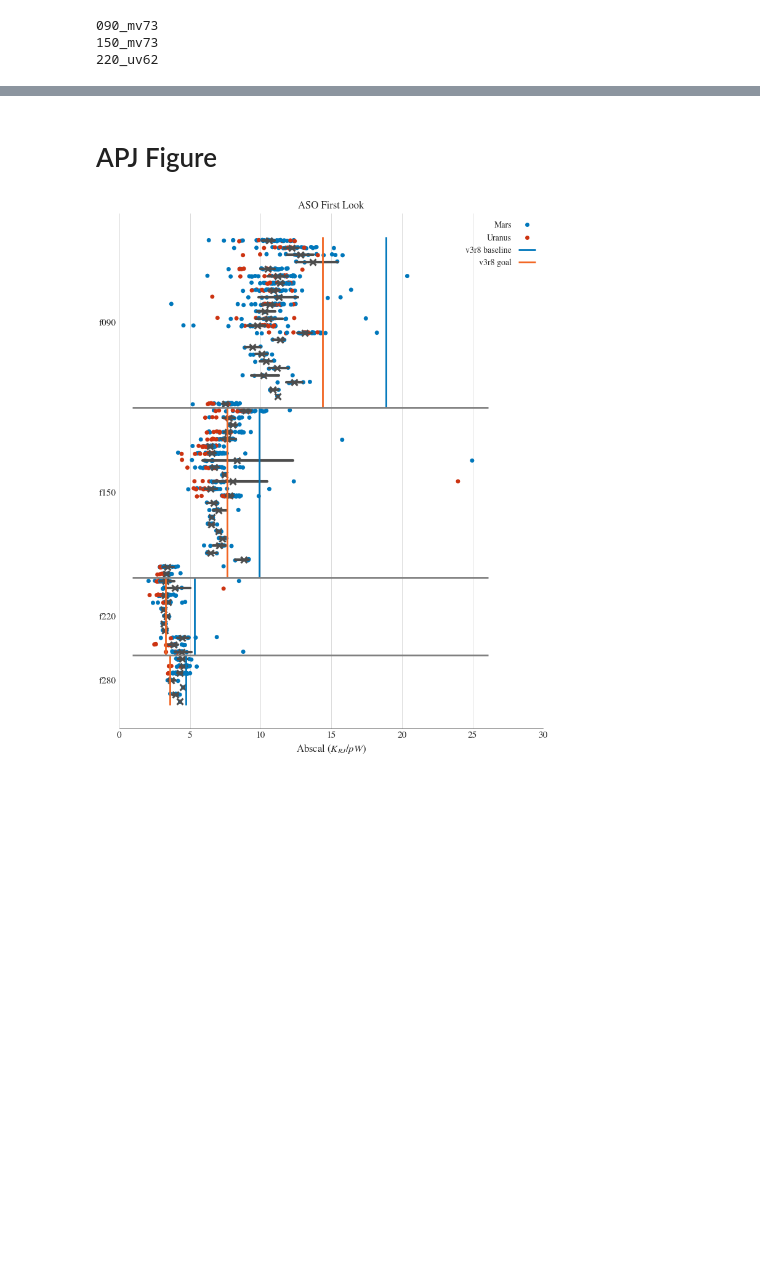
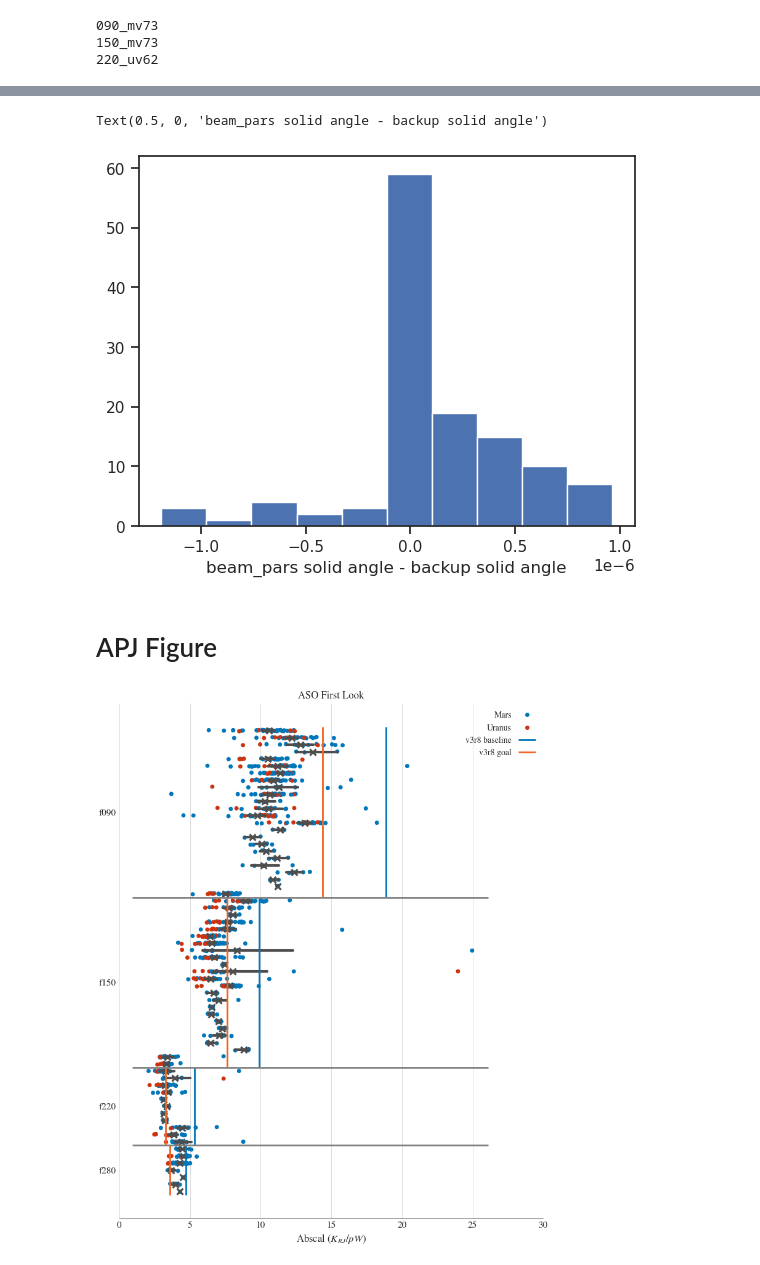
Before and after one commit to Sulla2012/LAT_Loading, a Jupyter notebook: latcom/notebooks/abscal.ipynb, the cells around one changed output, grey strips where cells are left out. Saved outputs shown, nothing was run; the diff lists cells and outputs as text; code cells hidden in the pictures; blank space fills up the shorter version.

```diff
--- a/latcom/notebooks/abscal.ipynb
+++ b/latcom/notebooks/abscal.ipynb
@@ -224,3 +362,26 @@ for label in set_labels:
+# %%
+import h5py
+from latcom.utils import abscal_utils as au
+
+path = "/global/cfs/cdirs/sobs/users/skh/data/beams/archive/lat_20260210/pointing_model_atm_relcal/"
+f = h5py.File(path + "beam_pars.h5", mode="r")
+amans, obs_ids, stream_ids, bands = au.load_amans(f)
+
+f_back = h5py.File(path + "beam_pars.h5.bk", mode="r")
+amans_back, obs_ids_back, stream_ids_back, bands_back = au.load_amans(f_back)
+# %%
+diffs = np.zeros(len(amans))
+for i, aman in enumerate(amans):
+    flag = np.where((obs_ids_back == obs_ids[i]) & (stream_ids_back == stream_ids[i]))[0]
+    if len(flag) != 1:
+        continue
+    diffs[i] = aman.data_solid_angle_corr.value - amans_back[flag][0].data_solid_angle_corr.value
+# %%
+plt.hist(diffs[(diffs<1e-6) & (diffs!=0)])
+plt.xlabel("beam_pars solid angle - backup solid angle")
+# %% [output]
+Text(0.5, 0, 'beam_pars solid angle - backup solid angle')
+[figure, added]
 # %% [markdown]
 # APJ Figure
 # %%
```
Also changed, not shown: parts of 8 cells of this notebook, 7 other files.
